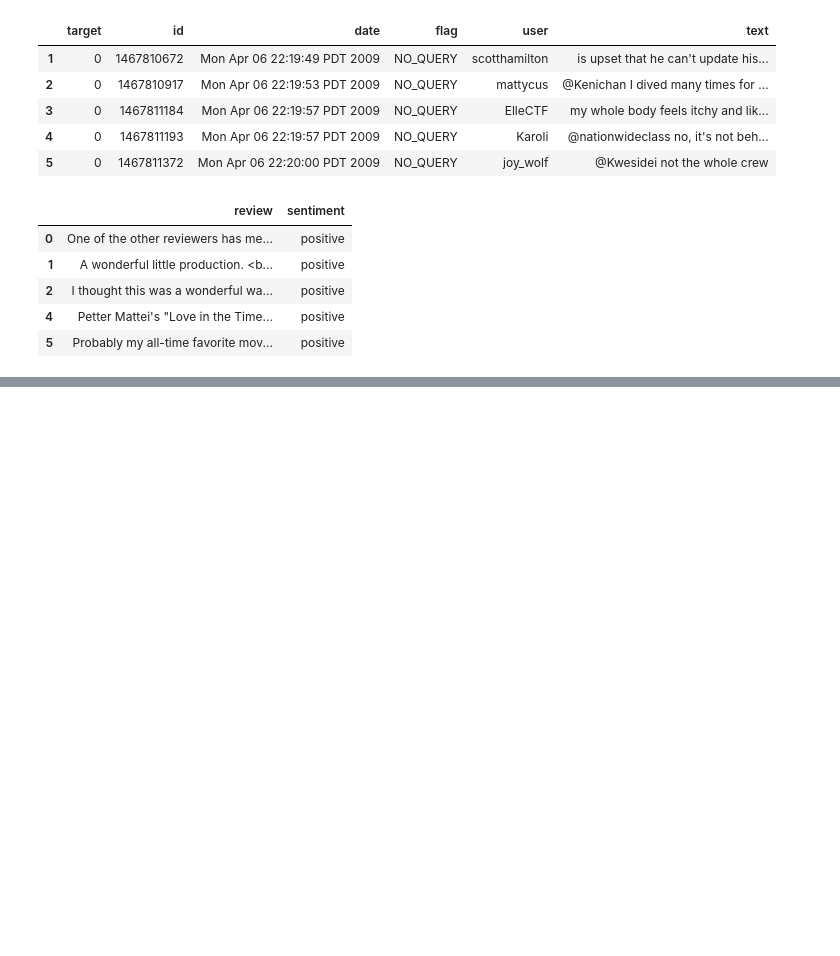
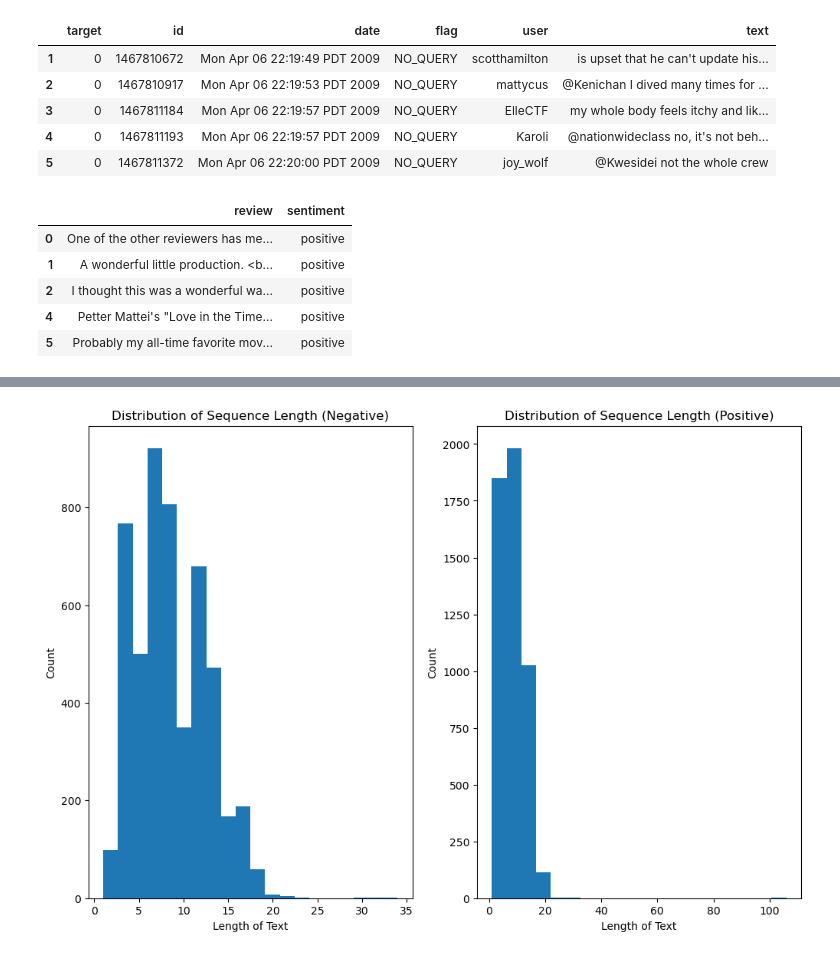
Before and after one commit to banhatas/acme_winter_project, a Jupyter notebook: vol3/dataset.ipynb, the cells around one changed output, grey strips where cells are left out. Saved outputs shown, nothing was run; the diff lists cells and outputs as text; code cells hidden in the pictures; blank space fills up the shorter version.

```diff
--- a/vol3/dataset.ipynb
+++ b/vol3/dataset.ipynb
@@ -195,0 +212,22 @@ plt.show()
+# %%
+# get a mask for negative/positive sentiment
+mask_0 = (twitter_subset['target'] == 0).tolist()
+mask_1 = (twitter_subset['target'] == 4).tolist()
+
+# plot positive vs length
+plt.figure(figsize=(12,8))
+plt.subplot(121)
+plt.hist(lens[mask_0], bins=20)
+plt.xlabel("Length of Text")
+plt.ylabel("Count")
+plt.title("Distribution of Sequence Length (Negative)")
+
+plt.subplot(122)
+plt.hist(lens[mask_1], bins=20)
+plt.xlabel("Length of Text")
+plt.ylabel("Count")
+plt.title("Distribution of Sequence Length (Positive)")
+
+plt.show()
+# %% [output]
+[figure, added]
```
Also changed, not shown: parts of 18 cells of this notebook.
